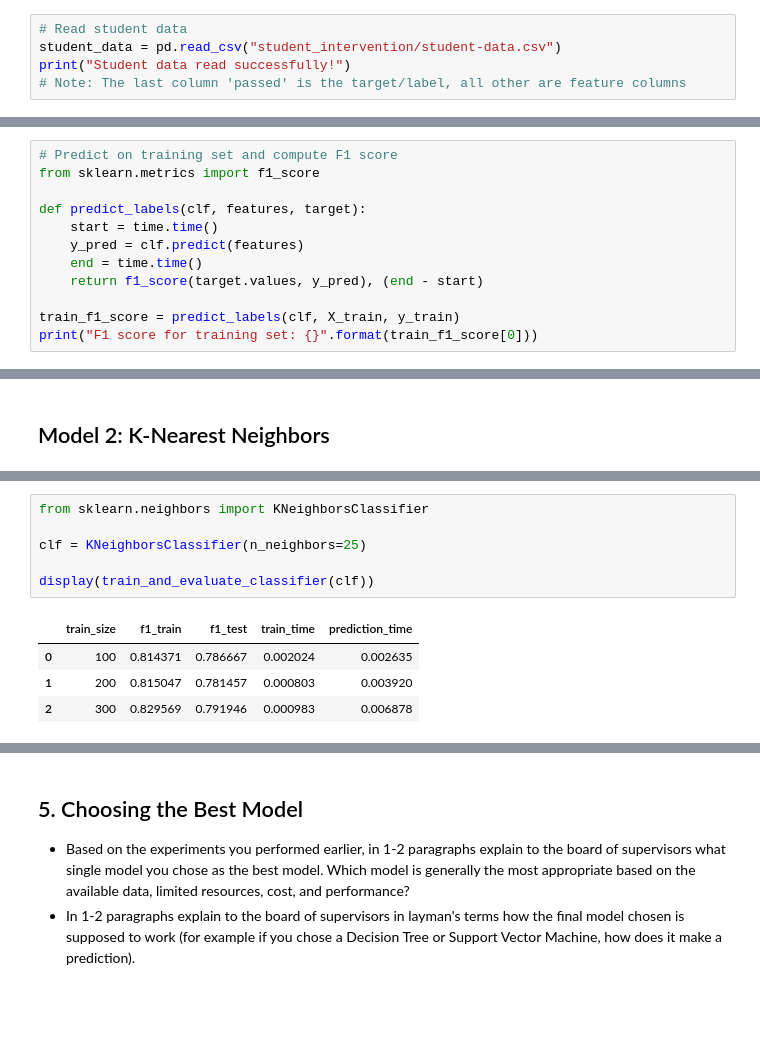
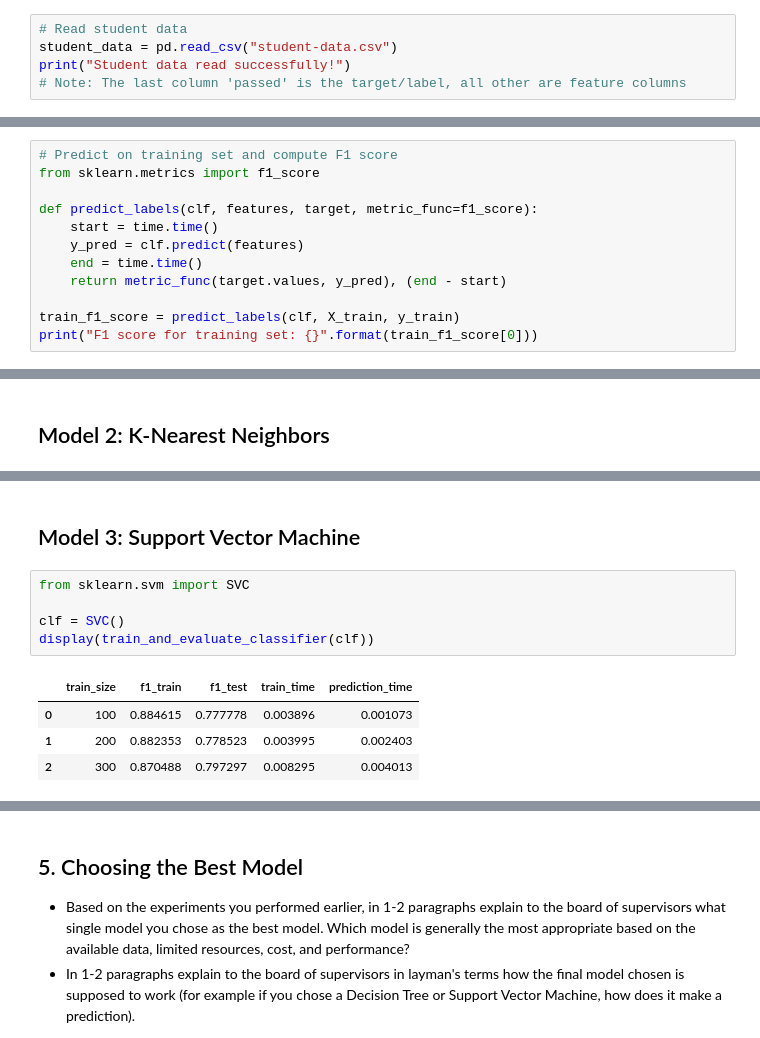
Before and after one commit to bastianl/machine-learning, a Jupyter notebook: projects/student_intervention/student_intervention.ipynb, the cells around one changed output, grey strips where cells are left out. Saved outputs shown, nothing was run; the diff lists cells and outputs as text; blank space fills up the shorter version.

```diff
--- a/projects/student_intervention/student_intervention.ipynb
+++ b/projects/student_intervention/student_intervention.ipynb
@@ -18,6 +19,6 @@ import pandas as pd
 # %%
 # Read student data
-student_data = pd.read_csv("student_intervention/student-data.csv")
+student_data = pd.read_csv("student-data.csv")
 print("Student data read successfully!")
 # Note: The last column 'passed' is the target/label, all other are feature columns
 # %% [output]
@@ -181,11 +182,11 @@ train_classifier(clf, X_train, y_train)  # note: using entire training set here
 # Predict on training set and compute F1 score
 from sklearn.metrics import f1_score
 
-def predict_labels(clf, features, target):
+def predict_labels(clf, features, target, metric_func=f1_score):
     start = time.time()
     y_pred = clf.predict(features)
     end = time.time()
-    return f1_score(target.values, y_pred), (end - start)
+    return metric_func(target.values, y_pred), (end - start)
 
 train_f1_score = predict_labels(clf, X_train, y_train)
 print("F1 score for training set: {}".format(train_f1_score[0]))
@@ -247,11 +301,12 @@ print([x for x in X_all.columns[clf.feature_importances_ != 0.]])
+# %% [markdown]
+## Model 3: Support Vector Machine
 # %%
-from sklearn.neighbors import KNeighborsClassifier
+from sklearn.svm import SVC
 
-clf = KNeighborsClassifier(n_neighbors=25)
-
+clf = SVC()
 display(train_and_evaluate_classifier(clf))
 # %% [output]
 |  | train_size | f1_train | f1_test | train_time | prediction_time |
-| 0 | 100 | 0.814371 | 0.786667 | 0.002024 | 0.002635 |
-| 1 | 200 | 0.815047 | 0.781457 | 0.000803 | 0.003920 |
-| 2 | 300 | 0.829569 | 0.791946 | 0.000983 | 0.006878 |
+| 0 | 100 | 0.884615 | 0.777778 | 0.003896 | 0.001073 |
+| 1 | 200 | 0.882353 | 0.778523 | 0.003995 | 0.002403 |
+| 2 | 300 | 0.870488 | 0.797297 | 0.008295 | 0.004013 |
```
Also changed, not shown: parts of 22 cells of this notebook, 2 other files.
